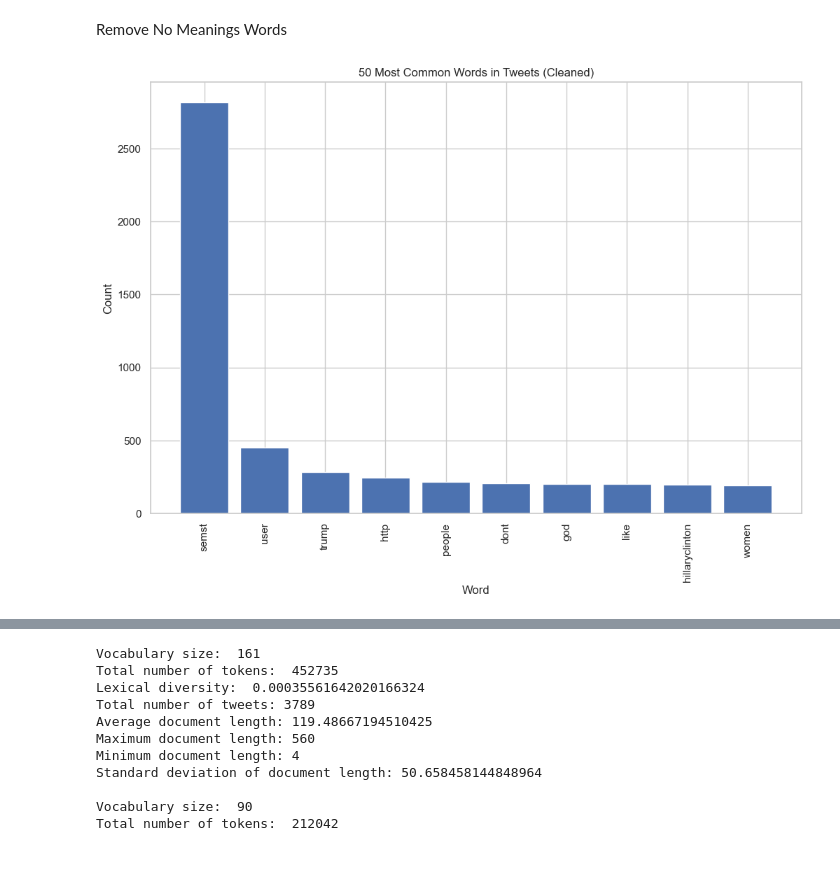
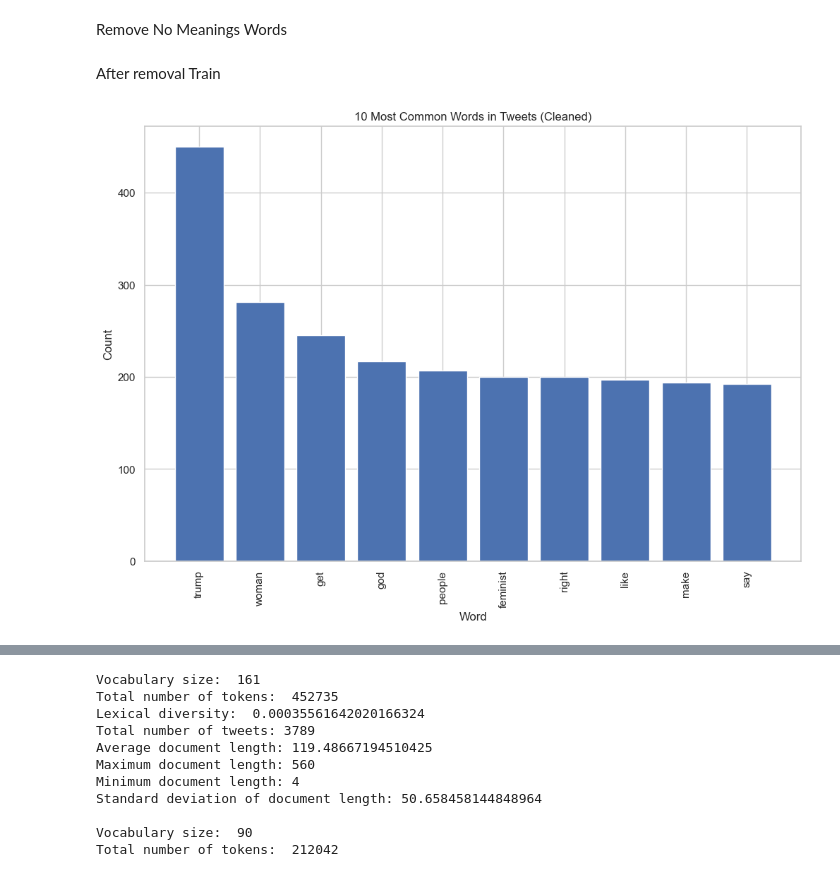
Before and after one commit to baopham2611/deep_learning_a2, a Jupyter notebook: ProcessingAndEDABalanced.ipynb, the cells around one changed output, grey strips where cells are left out. Saved outputs shown, nothing was run; the diff lists cells and outputs as text; code cells hidden in the pictures.

```diff
--- a/ProcessingAndEDABalanced.ipynb
+++ b/ProcessingAndEDABalanced.ipynb
@@ -449,7 +449,7 @@ plt.show()
 STOP_WORDS = set(stopwords.words('english'))
 PUNCTUATION_TRANSLATOR = str.maketrans(string.punctuation, ' ' * len(string.punctuation))
 SPACY_MODEL = spacy.load('en_core_web_sm')
-URL_REGEX = re.compile(r"http\S+|www\S+|https\S+|http")
+URL_REGEX = re.compile(r"http\S+|www\S+|https\S+|http|HTTP")
 NON_ASCII_REGEX = re.compile(r'[^\x00-\x7F]+')
 NUMBER_REGEX = re.compile(r'[0-9]')
 SHORT_WORD_REGEX = re.compile(r'\b\w{1,2}\b')
@@ -542,33 +573,38 @@ plt.show()
 # %% [markdown]
 Remove No Meanings Words
 # %%
-# Remove top 5 words
-# Assuming most10Freq is a list of tuples with the top 10 most common words and their counts
-top1 = word_counts.most_common(1)
+# List of words to remove
+words_to_remove = ['semst', 'user', 'http', ' semst', 'semst ', ' semst ']
 
-def remove_top_words(tweet):
-    return ' '.join(word for word in tweet.split() if word not in top1)
+# Function to remove specific words
+def remove_words(text):
+    return ' '.join(word for word in text.split() if word not in words_to_remove)
 
-# Now apply the function to the 'Tweet' column
-train_df['processed_tweet'] = train_df['processed_tweet'].apply(remove_top_words)
+# Apply the function to the 'processed_tweet' column
+train_df['processed_tweet'] = train_df['processed_tweet'].apply(remove_words)
+test_df['processed_tweet'] = test_df['processed_tweet'].apply(remove_words)
+# %% [markdown]
+After removal Train
 # %%
 # Apply the function to the Tweet column and concatenate all words
-all_words = train_df['processed_tweet'].apply(clean_and_split).sum()
 
-# Count most common words
+all_words = [word for tweet in train_df['processed_tweet'] for word in tweet.split()]
+
+# Count the frequency of each word
 word_counts = Counter(all_words)
+
 most10Freq = word_counts.most_common(10)
 
 # Convert to DataFrame for easier plotting
 top10df = pd.DataFrame(most10Freq, columns=['word', 'count'])
 
 # Plotting
 plt.figure(figsize=(12, 8))
-plt.bar(top50df['word'], top10df['count'])
+plt.bar(top10df['word'], top10df['count'])
 plt.xlabel("Word")
 plt.ylabel("Count")
-plt.title("50 Most Common Words in Tweets (Cleaned)")
+plt.title("10 Most Common Words in Tweets (Cleaned)")
 plt.xticks(rotation=90)  # Rotate the x labels for better readability
 plt.show()
 # %% [output]
-[figure, old version]
+[figure, new version]
```
Also changed, not shown: parts of 9 cells of this notebook, 1 other file.
